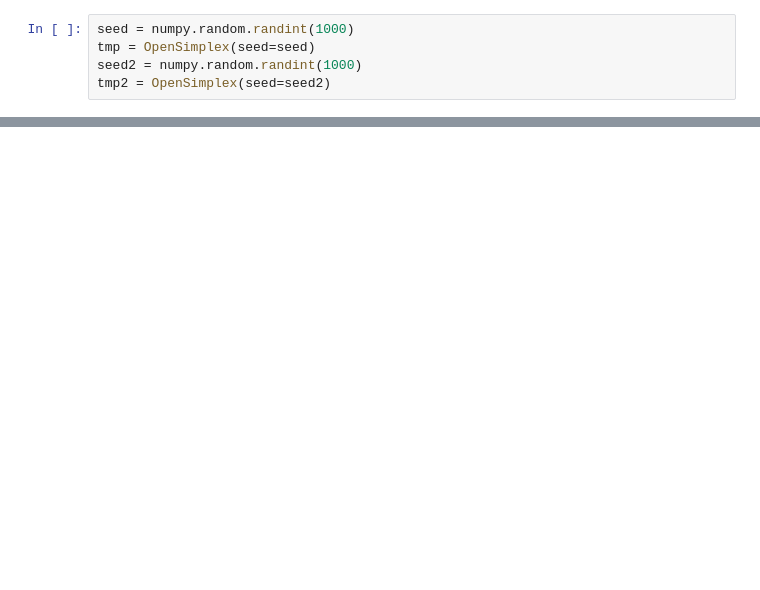
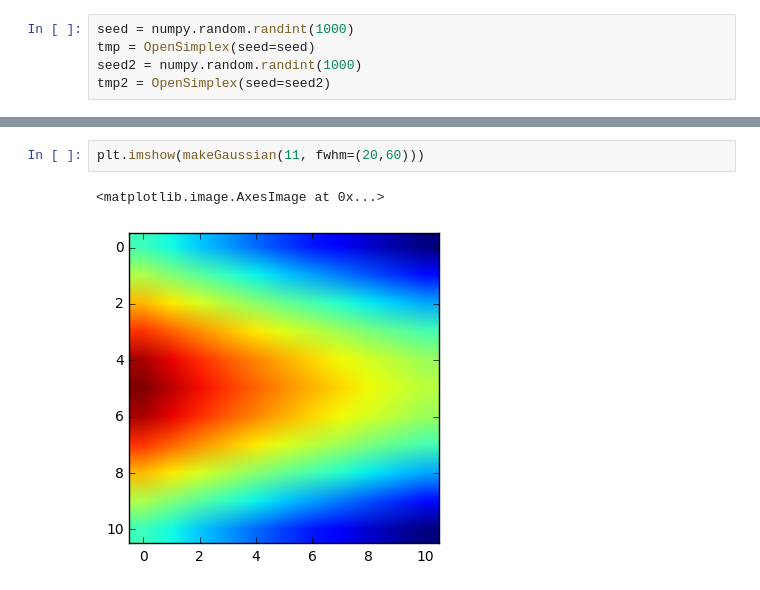
Before and after one commit to vbuens/patospread, a Jupyter notebook: patospread.ipynb, the cells around one changed output, grey strips where cells are left out. Drawn from its saved outputs; the diff is of its cells as text; blank space fills up the shorter version.

```diff
--- a/patospread.ipynb
+++ b/patospread.ipynb
@@ -60,3 +68,8 @@ plt.imshow(wfield)
+# %%
+plt.imshow(makeGaussian(11, fwhm=(20,60)))
+# %% [output]
+<matplotlib.image.AxesImage at 0x...>
+[figure, added]
 # %%
 # Here we generate the infectivity distribution
 
```
Also changed, not shown: parts of 14 cells of this notebook, 1 other file.
